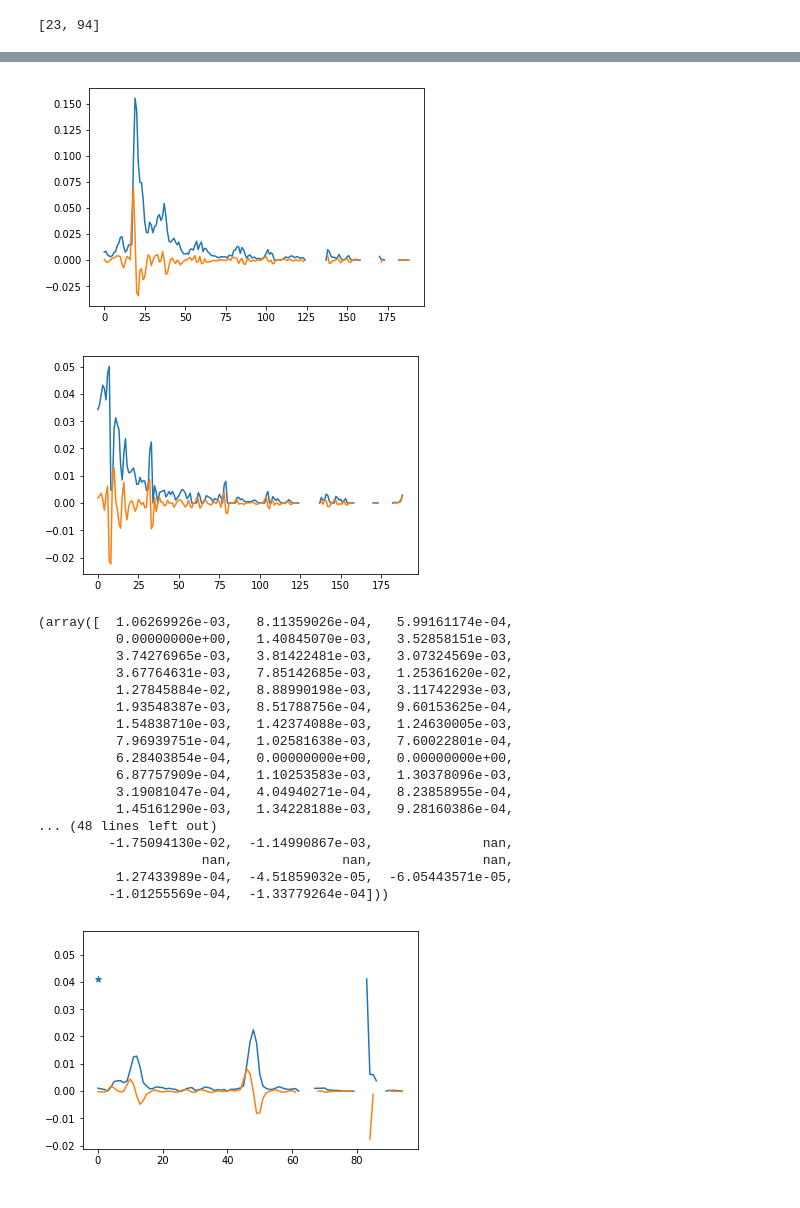
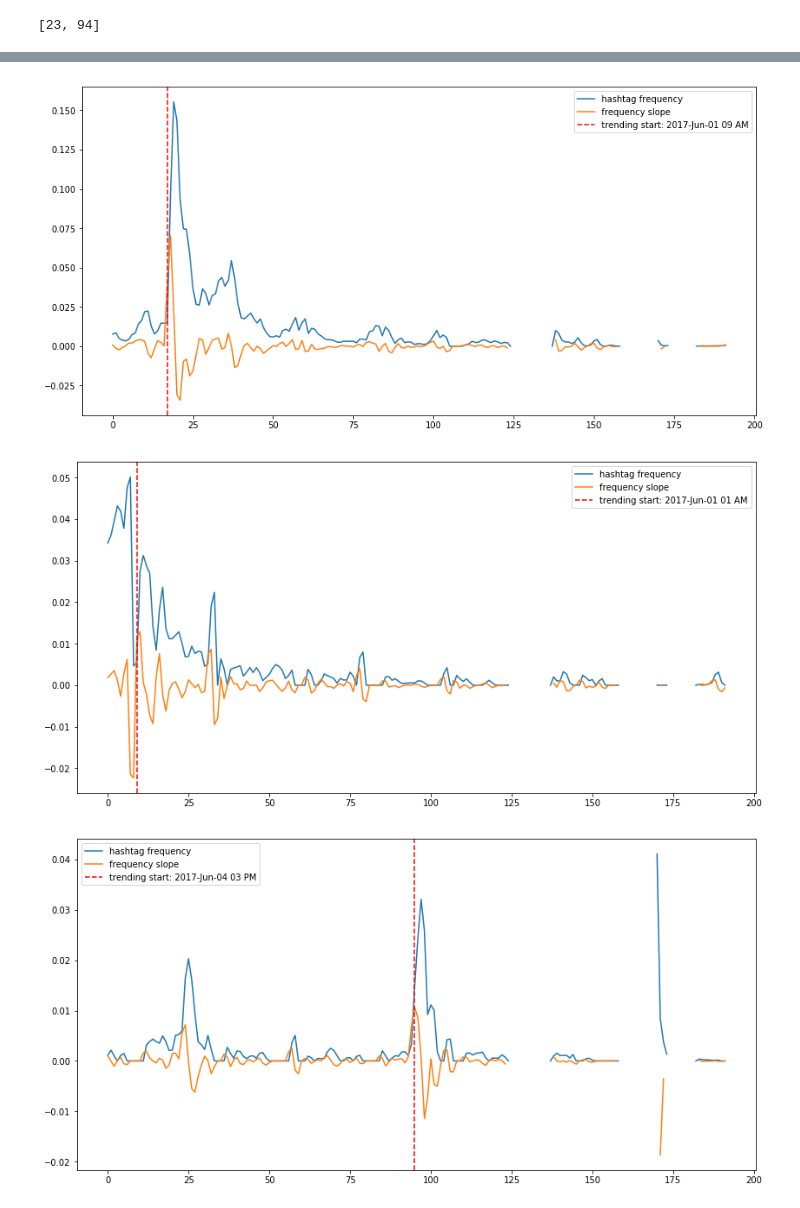
Before and after one commit to joyce-lin/Project_Twitter_NLP, a Jupyter notebook: ipynb/Hashtags_Modeling_WhatsTrending.ipynb, the cells around one changed output, grey strips where cells are left out. Cells and saved outputs as stored; diff of their text form; code cells hidden in the pictures.

```diff
--- a/ipynb/Hashtags_Modeling_WhatsTrending.ipynb
+++ b/ipynb/Hashtags_Modeling_WhatsTrending.ipynb
@@ -35,3 +49,6 @@ df['month'] = df.created_datetime.apply(lambda x: x.month)
 df['day'] = df.created_datetime.apply(lambda x: x.day)
 #df['dayofweek'] = df.created_datetime.apply(lambda x: x.dayofweek)
 df['hour'] = df.created_datetime.apply(lambda x: x.hour)
+# %%
+df['date'] = df.created_datetime.apply(lambda x: x.date())
+df['time'] = df.created_datetime.apply(lambda x: x.time())
@@ -154,7 +166,10 @@ time_window = time_delta.components.days*24 + time_delta.components.hours
 time_lag = timedelta(hours = 2)
 time_gap = timedelta(hours = 1)
 windows = int(round(time_delta/time_gap,0))
-
+time_format = '%Y-%h-%d %a %I %p'
+from_zone = tz.tzutc()
+#to_zone = tz.tzlocal()
+to_zone = 'US/Pacific'
 def hashtag_trend(hashtag):
     hashtag = hashtag.lower()
     arr = []
@@ -167,13 +182,21 @@ def hashtag_trend(hashtag):
         arr.append(h)
         start_time += time_gap
     arr = np.array(arr)
+
+    grad = np.gradient(arr)
+    tr = np.argwhere(grad>.01).reshape(1,-1)[0]
     spikes = []
-    tr = np.argwhere(nbafinals_grad>.01).reshape(1,-1)[0]
     [spikes.append(i) for i in tr if (i-1) not in tr]
+    plt.figure(figsize=(14,7))
     plt.plot(arr, label='hashtag frequency')
-    grad = np.gradient(arr)
     plt.plot(grad, label='frequency slope')
-    for i in spikes:
-        plt.axvline(i, color = 'r',linestyle='dashed', label = 'trending start')
+
+    for i,j in enumerate(spikes):
+        spiketime = (min(df['created_datetime']) + time_gap * j)
+        spiketime = spiketime.replace(tzinfo=from_zone)
+        spiketime_et = spiketime.astimezone(to_zone)
+        spiketime_et = spiketime_et.strftime(time_format)
+
+        plt.axvline(j, color = 'r',linestyle='dashed', label = 'trending start: {}'.format(spiketime_et))
     plt.legend()
-    return arr, grad
+    return
@@ -221,32 +244,15 @@ nationaldonutday, nationaldonutdat_grad = hashtag_trend('nationaldonutday')
 # %%
-paris, paris_grad = hashtag_trend('paris|climate')
+hashtag_trend('paris|climate')
 # %% [output]
-[figure, old version]
+[figure, new version]
-# %%
-covfefe, covfefe_grad = hashtag_trend('covfefe')
-# %% [output]
-[figure, removed]
+# %%
+hashtag_trend('covfefe')
+# %% [output]
+[figure, added]
 # %%
 hashtag_trend('Warriors')
 # %% [output]
-(array([  1.06269926e-03,   8.11359026e-04,   5.99161174e-04,
-          0.00000000e+00,   1.40845070e-03,   3.52858151e-03,
-          3.74276965e-03,   3.81422481e-03,   3.07324569e-03,
-          3.67764631e-03,   7.85142685e-03,   1.25361620e-02,
-          1.27845884e-02,   8.88990198e-03,   3.11742293e-03,
-          1.93548387e-03,   8.51788756e-04,   9.60153625e-04,
-          1.54838710e-03,   1.42374088e-03,   1.24630005e-03,
-          7.96939751e-04,   1.02581638e-03,   7.60022801e-04,
-          6.28403854e-04,   0.00000000e+00,   0.00000000e+00,
-          6.87757909e-04,   1.10253583e-03,   1.30378096e-03,
-          3.19081047e-04,   4.04940271e-04,   8.23858955e-04,
-          1.45161290e-03,   1.34228188e-03,   9.28160386e-04,
-... (48 lines left out)
-         -1.75094130e-02,  -1.14990867e-03,              nan,
-                     nan,              nan,              nan,
-          1.27433989e-04,  -4.51859032e-05,  -6.05443571e-05,
-         -1.01255569e-04,  -1.33779264e-04]))
-[figure, old version]
+[figure, new version]
 # %%
 russian, russian_grad = hashtag_trend('Russian')
 # %% [output]
```
Also changed, not shown: parts of 22 cells of this notebook, 3 other files.
